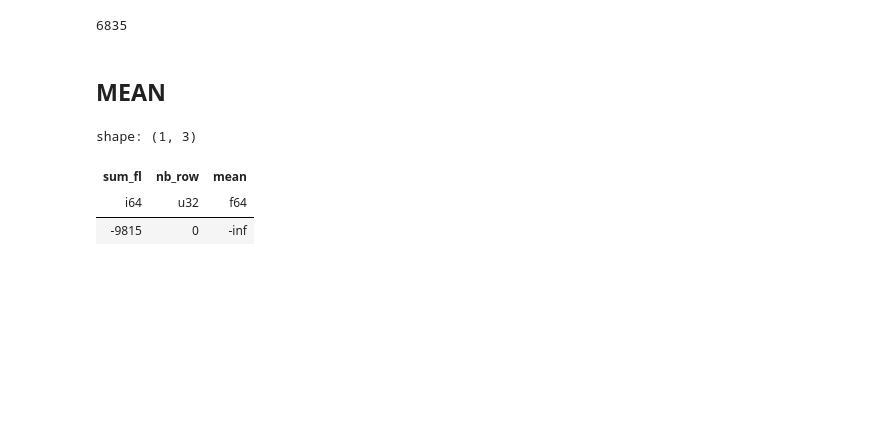
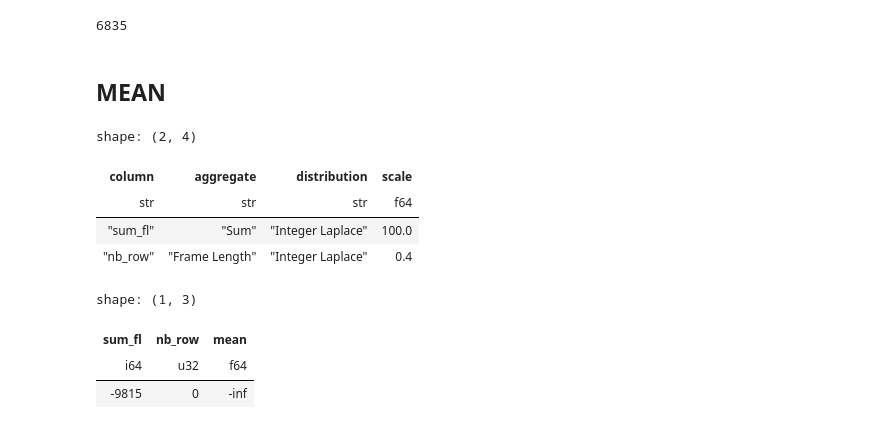
Before and after one commit to PaulineMauryL/dev-dp-lomas, a Jupyter notebook: opendp-0-14-features-penguin.ipynb, the cells around one changed output. Saved outputs shown, nothing was run; the diff lists cells and outputs as text; code cells hidden in the pictures; blank space fills up the shorter version.

```diff
--- a/opendp-0-14-features-penguin.ipynb
+++ b/opendp-0-14-features-penguin.ipynb
@@ -155,6 +155,14 @@ query = (
         dp.len().alias("nb_row"),
     )
 )
+# %%
+query.summarize()
+# %% [output]
+shape: (2, 4)
+| column | aggregate | distribution | scale |
+| str | str | str | f64 |
+| "sum_fl" | "Sum" | "Integer Laplace" | 100.0 |
+| "nb_row" | "Frame Length" | "Integer Laplace" | 0.4 |
 # %%
 query.release().collect().with_columns(
     mean=pl.col.sum_fl / pl.col.nb_row
```
Also changed, not shown: parts of 2 cells of this notebook.
